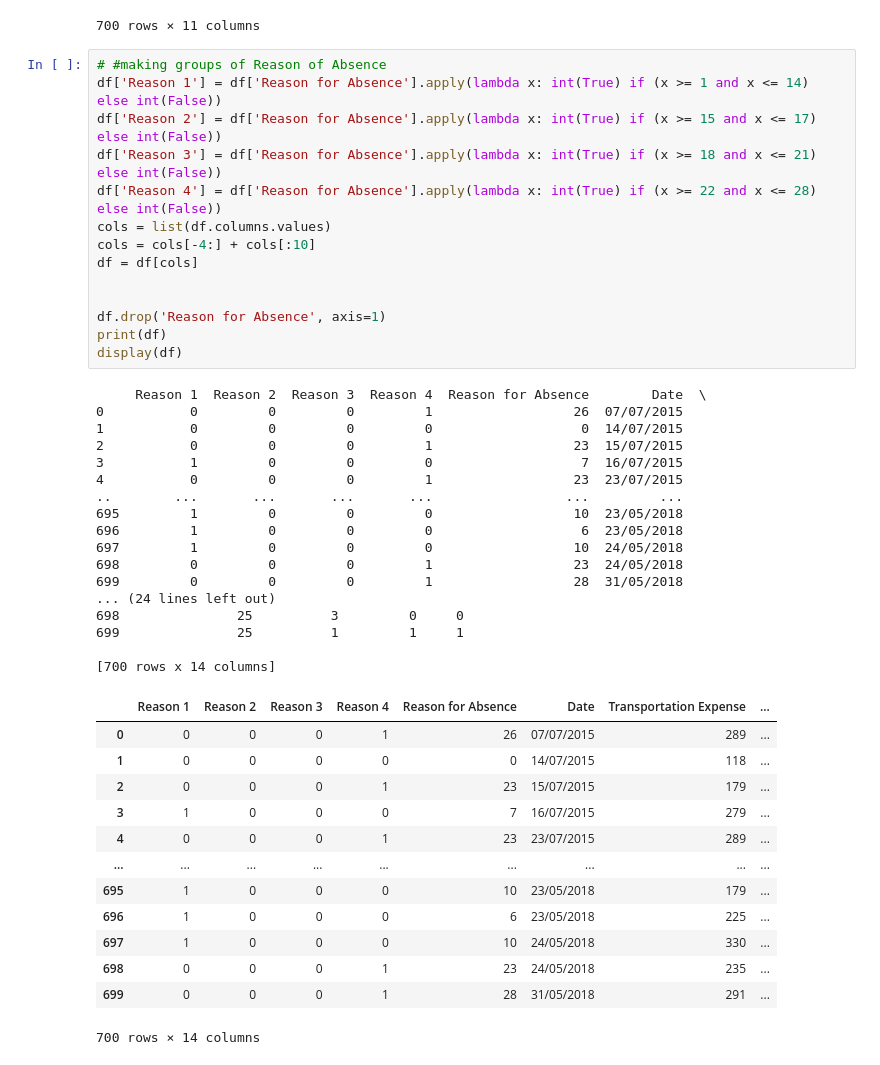
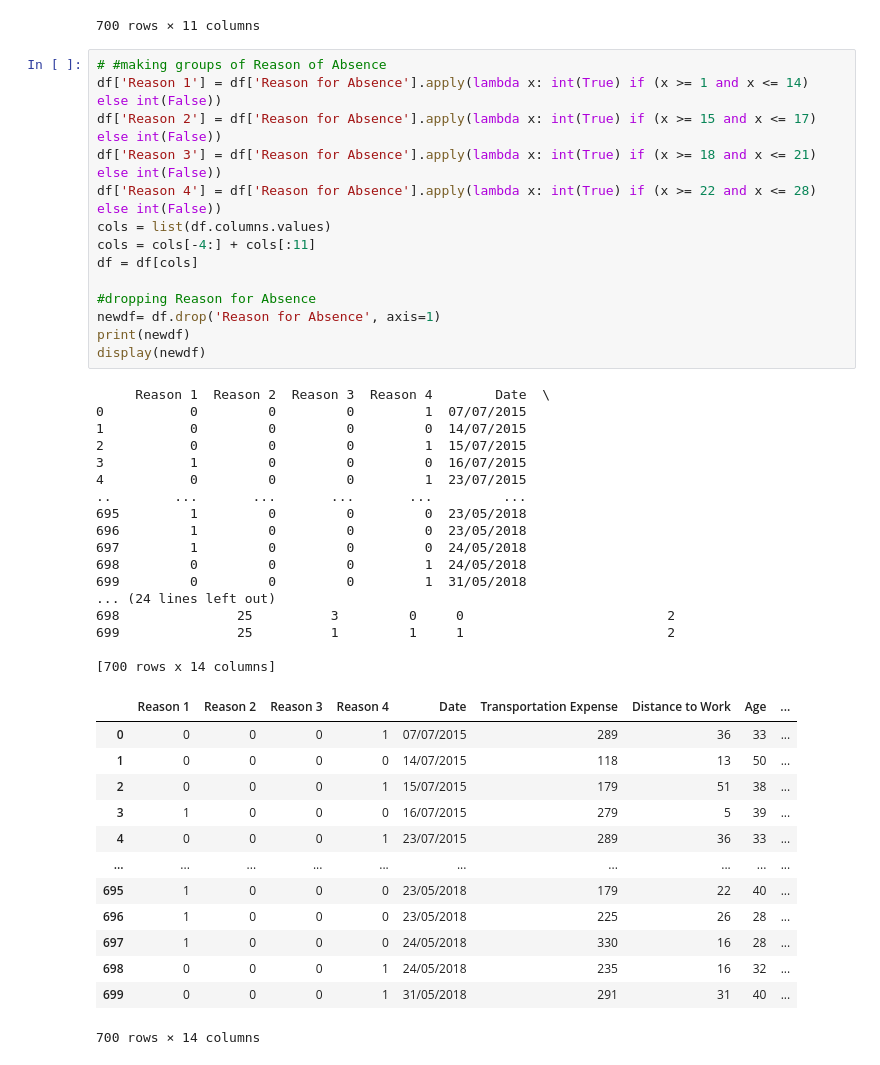
Before and after one commit to Viz-graffito/predicting-employee-absenteeism, a Jupyter notebook: main.ipynb, the cells around one changed output. Drawn from its saved outputs; the diff is of its cells as text.

```diff
--- a/main.ipynb
+++ b/main.ipynb
@@ -68,45 +68,45 @@ display(df)
 # %%
 # #making groups of Reason of Absence
 df['Reason 1'] = df['Reason for Absence'].apply(lambda x: int(True) if (x >= 1 and x <= 14) else int(False))
 df['Reason 2'] = df['Reason for Absence'].apply(lambda x: int(True) if (x >= 15 and x <= 17) else int(False))
 df['Reason 3'] = df['Reason for Absence'].apply(lambda x: int(True) if (x >= 18 and x <= 21) else int(False))
 df['Reason 4'] = df['Reason for Absence'].apply(lambda x: int(True) if (x >= 22 and x <= 28) else int(False))
 cols = list(df.columns.values)
-cols = cols[-4:] + cols[:10]
+cols = cols[-4:] + cols[:11]
 df = df[cols]
 
-
-df.drop('Reason for Absence', axis=1)
-print(df)
-display(df)
+#dropping Reason for Absence
+newdf= df.drop('Reason for Absence', axis=1)
+print(newdf)
+display(newdf)
 # %% [output]
-     Reason 1  Reason 2  Reason 3  Reason 4  Reason for Absence        Date  \
-0           0         0         0         1                  26  07/07/2015
-1           0         0         0         0                   0  14/07/2015
-2           0         0         0         1                  23  15/07/2015
-3           1         0         0         0                   7  16/07/2015
-4           0         0         0         1                  23  23/07/2015
-..        ...       ...       ...       ...                 ...         ...
-695         1         0         0         0                  10  23/05/2018
-696         1         0         0         0                   6  23/05/2018
-697         1         0         0         0                  10  24/05/2018
-698         0         0         0         1                  23  24/05/2018
-699         0         0         0         1                  28  31/05/2018
+     Reason 1  Reason 2  Reason 3  Reason 4        Date  \
+0           0         0         0         1  07/07/2015
+1           0         0         0         0  14/07/2015
+2           0         0         0         1  15/07/2015
+3           1         0         0         0  16/07/2015
+4           0         0         0         1  23/07/2015
+..        ...       ...       ...       ...         ...
+695         1         0         0         0  23/05/2018
+696         1         0         0         0  23/05/2018
+697         1         0         0         0  24/05/2018
+698         0         0         0         1  24/05/2018
+699         0         0         0         1  31/05/2018
 ... (24 lines left out)
-698               25          3         0     0
-699               25          1         1     1
+698               25          3         0     0                          2
+699               25          1         1     1                          2
 
 [700 rows x 14 columns]
-|  | Reason 1 | Reason 2 | Reason 3 | Reason 4 | Reason for Absence | Date | Transportation Expense | ... |
-| 0 | 0 | 0 | 0 | 1 | 26 | 07/07/2015 | 289 | ... |
-| 1 | 0 | 0 | 0 | 0 | 0 | 14/07/2015 | 118 | ... |
-| 2 | 0 | 0 | 0 | 1 | 23 | 15/07/2015 | 179 | ... |
-| 3 | 1 | 0 | 0 | 0 | 7 | 16/07/2015 | 279 | ... |
-| 4 | 0 | 0 | 0 | 1 | 23 | 23/07/2015 | 289 | ... |
-| ... | ... | ... | ... | ... | ... | ... | ... | ... |
-| 695 | 1 | 0 | 0 | 0 | 10 | 23/05/2018 | 179 | ... |
-| 696 | 1 | 0 | 0 | 0 | 6 | 23/05/2018 | 225 | ... |
-| 697 | 1 | 0 | 0 | 0 | 10 | 24/05/2018 | 330 | ... |
-| 698 | 0 | 0 | 0 | 1 | 23 | 24/05/2018 | 235 | ... |
-| 699 | 0 | 0 | 0 | 1 | 28 | 31/05/2018 | 291 | ... |
+|  | Reason 1 | Reason 2 | Reason 3 | Reason 4 | Date | Transportation Expense | Distance to Work | Age | ... |
+| 0 | 0 | 0 | 0 | 1 | 07/07/2015 | 289 | 36 | 33 | ... |
+| 1 | 0 | 0 | 0 | 0 | 14/07/2015 | 118 | 13 | 50 | ... |
+| 2 | 0 | 0 | 0 | 1 | 15/07/2015 | 179 | 51 | 38 | ... |
+| 3 | 1 | 0 | 0 | 0 | 16/07/2015 | 279 | 5 | 39 | ... |
+| 4 | 0 | 0 | 0 | 1 | 23/07/2015 | 289 | 36 | 33 | ... |
+| ... | ... | ... | ... | ... | ... | ... | ... | ... | ... |
+| 695 | 1 | 0 | 0 | 0 | 23/05/2018 | 179 | 22 | 40 | ... |
+| 696 | 1 | 0 | 0 | 0 | 23/05/2018 | 225 | 26 | 28 | ... |
+| 697 | 1 | 0 | 0 | 0 | 24/05/2018 | 330 | 16 | 28 | ... |
+| 698 | 0 | 0 | 0 | 1 | 24/05/2018 | 235 | 16 | 32 | ... |
+| 699 | 0 | 0 | 0 | 1 | 31/05/2018 | 291 | 31 | 40 | ... |
 700 rows × 14 columns
```
Also changed, not shown: parts of 4 cells of this notebook, 1 other file.
